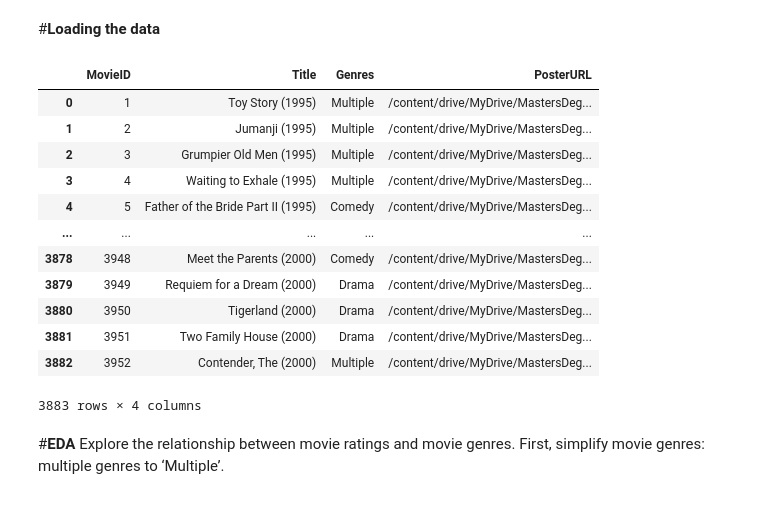
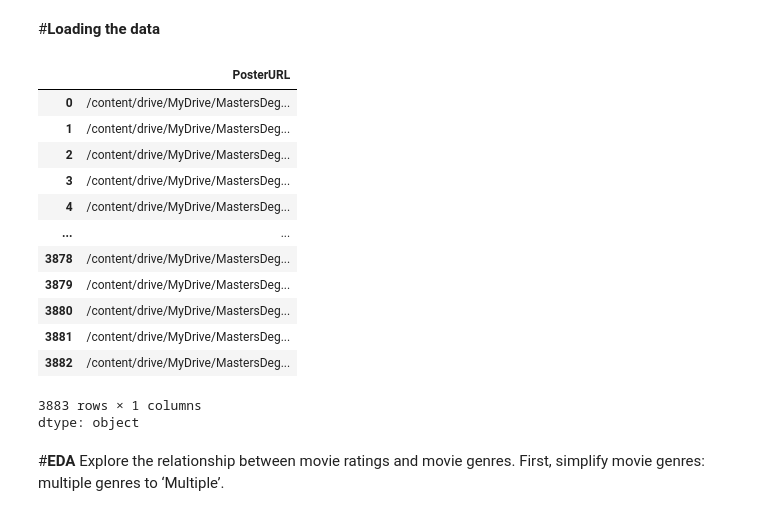
Before and after one commit to zelal-Eizaldeen/project2_Walmart_Price_Prediction, a Jupyter notebook: project4_3113_zelalae2.ipynb, the cells around one changed output. Cells and saved outputs as stored; diff of their text form; code cells hidden in the pictures.

```diff
--- a/project4_3113_zelalae2.ipynb
+++ b/project4_3113_zelalae2.ipynb
@@ -65,23 +48,24 @@ movies = pd.read_csv(f'{DATA_DIR}/movies.dat', sep='::', engine = 'python',
 movies.columns = ['MovieID', 'Title', 'Genres']
 # %%
 # Add The images
-movies['PosterURL'] = movies['MovieID'].apply(lambda x: f"{IMAGES_URL}/{x}.jpg")
+movies['PosterURL'] = movies['MovieID'].apply(lambda x: f"{POSTER_URL}/{x}.jpg")
 # %%
-movies
+movies['PosterURL']
 # %% [output]
-|  | MovieID | Title | Genres | PosterURL |
-| 0 | 1 | Toy Story (1995) | Multiple | /content/drive/MyDrive/MastersDeg... |
-| 1 | 2 | Jumanji (1995) | Multiple | /content/drive/MyDrive/MastersDeg... |
-| 2 | 3 | Grumpier Old Men (1995) | Multiple | /content/drive/MyDrive/MastersDeg... |
-| 3 | 4 | Waiting to Exhale (1995) | Multiple | /content/drive/MyDrive/MastersDeg... |
-| 4 | 5 | Father of the Bride Part II (1995) | Comedy | /content/drive/MyDrive/MastersDeg... |
-| ... | ... | ... | ... | ... |
-| 3878 | 3948 | Meet the Parents (2000) | Comedy | /content/drive/MyDrive/MastersDeg... |
-| 3879 | 3949 | Requiem for a Dream (2000) | Drama | /content/drive/MyDrive/MastersDeg... |
-| 3880 | 3950 | Tigerland (2000) | Drama | /content/drive/MyDrive/MastersDeg... |
-| 3881 | 3951 | Two Family House (2000) | Drama | /content/drive/MyDrive/MastersDeg... |
-| 3882 | 3952 | Contender, The (2000) | Multiple | /content/drive/MyDrive/MastersDeg... |
+|  | PosterURL |
+| 0 | /content/drive/MyDrive/MastersDeg... |
+| 1 | /content/drive/MyDrive/MastersDeg... |
+| 2 | /content/drive/MyDrive/MastersDeg... |
+| 3 | /content/drive/MyDrive/MastersDeg... |
+| 4 | /content/drive/MyDrive/MastersDeg... |
+| ... | ... |
+| 3878 | /content/drive/MyDrive/MastersDeg... |
+| 3879 | /content/drive/MyDrive/MastersDeg... |
+| 3880 | /content/drive/MyDrive/MastersDeg... |
+| 3881 | /content/drive/MyDrive/MastersDeg... |
+| 3882 | /content/drive/MyDrive/MastersDeg... |
-3883 rows × 4 columns
+3883 rows × 1 columns
+dtype: object
 # %% [markdown]
 #**EDA**
 Explore the relationship between movie ratings and movie genres. First,
```
Also changed, not shown: parts of 10 cells of this notebook.
